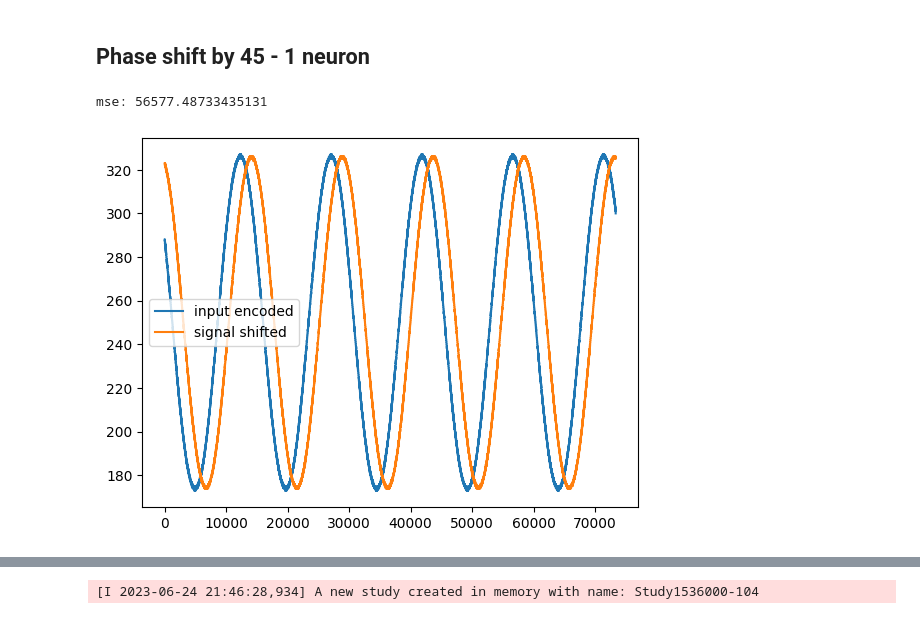
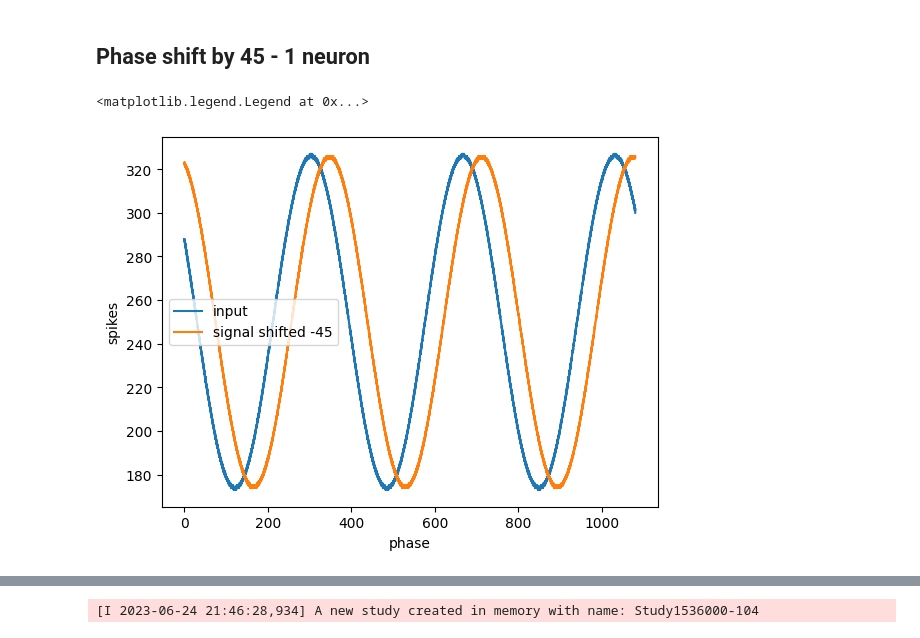
Before and after one commit to yakir4123/SNN-SCTN, a Jupyter notebook: notebooks/optuna_look_4_phase_shift.ipynb, the cells around one changed output, grey strips where cells are left out. Drawn from its saved outputs; the diff is of its cells as text; code cells hidden in the pictures.

```diff
--- a/notebooks/optuna_look_4_phase_shift.ipynb
+++ b/notebooks/optuna_look_4_phase_shift.ipynb
@@ -490,41 +480,43 @@ def phase_shift180_network(lf, weight, theta):
 # %%
 freq0 = 104
 clk_freq = 1536000
 duration = .6
 spikes_window_size = 500
-cycles = 5
+cycles = 3
 
 params = {'lf': 4, 'weight': 20, 'theta': -10}
 shift_network = phase_shift45_network(**params)
 shift_network.log_out_spikes(0)
 shift_network.log_out_spikes(-1)
 
 generate_and_input_signal(shift_network, duration, freq0)
 phase_shift = -45
 input_encoded = neuron_output(shift_network.neurons[0], spikes_window_size, duration, freq0, cycles=cycles)
 signal_shifted = neuron_output(shift_network.neurons[1], spikes_window_size, duration, freq0, cycles=cycles)
 ground_truth = neuron_output(shift_network.neurons[0], spikes_window_size, duration, freq0, phase_shift, cycles=cycles)
-plt.plot(input_encoded, label=f'input encoded')
+plt.plot(np.linspace(0, 360*cycles, len(input_encoded)), input_encoded, label=f'input')
 # plt.plot(ground_truth, label=f'input shifted')
-plt.plot(signal_shifted, label=f'signal shifted')
+plt.plot(np.linspace(0, 360*cycles, len(input_encoded)), signal_shifted, label=f'signal shifted {phase_shift}')
+plt.xlabel('phase')
+plt.ylabel('spikes')
 plt.legend()
 
-mse = ((signal_shifted - ground_truth)**2).mean()
-
-ampl0 = signal_shifted.max() - signal_shifted.min()
-# now start check other frequencies onlt the amplitude
-for freq  in [1/5, 1/3, 1/2, 2/3, 3/2, 2, 3]:
-    freq *= freq0
-    shift_network.forget_logs()
-    generate_and_input_signal(shift_network, duration, freq)
-    try:
-        signal = neuron_output(shift_network.neurons[1], spikes_window_size, duration, freq, cycles=cycles)
-    except ValueError:
-        mse += np.inf
-        break
-    ampl = signal.max() - signal.min()
-    mse += (ampl - ampl0)**2
-print(f'mse: {mse}')
+# mse = ((signal_shifted - ground_truth)**2).mean()
+#
+# ampl0 = signal_shifted.max() - signal_shifted.min()
+# # now start check other frequencies only the amplitude
+# for freq  in [1/5, 1/3, 1/2, 2/3, 3/2, 2, 3]:
+#     freq *= freq0
+#     shift_network.forget_logs()
+#     generate_and_input_signal(shift_network, duration, freq)
+#     try:
+#         signal = neuron_output(shift_network.neurons[1], spikes_window_size, duration, freq, cycles=cycles)
+#     except ValueError:
+#         mse += np.inf
+#         break
+#     ampl = signal.max() - signal.min()
+#     mse += (ampl - ampl0)**2
+# print(f'mse: {mse}')
 # %% [output]
-mse: 56577.48733435131
+<matplotlib.legend.Legend at 0x...>
-[figure, old version]
+[figure, new version]
```
Also changed, not shown: parts of 3 cells of this notebook, 4 other files.
